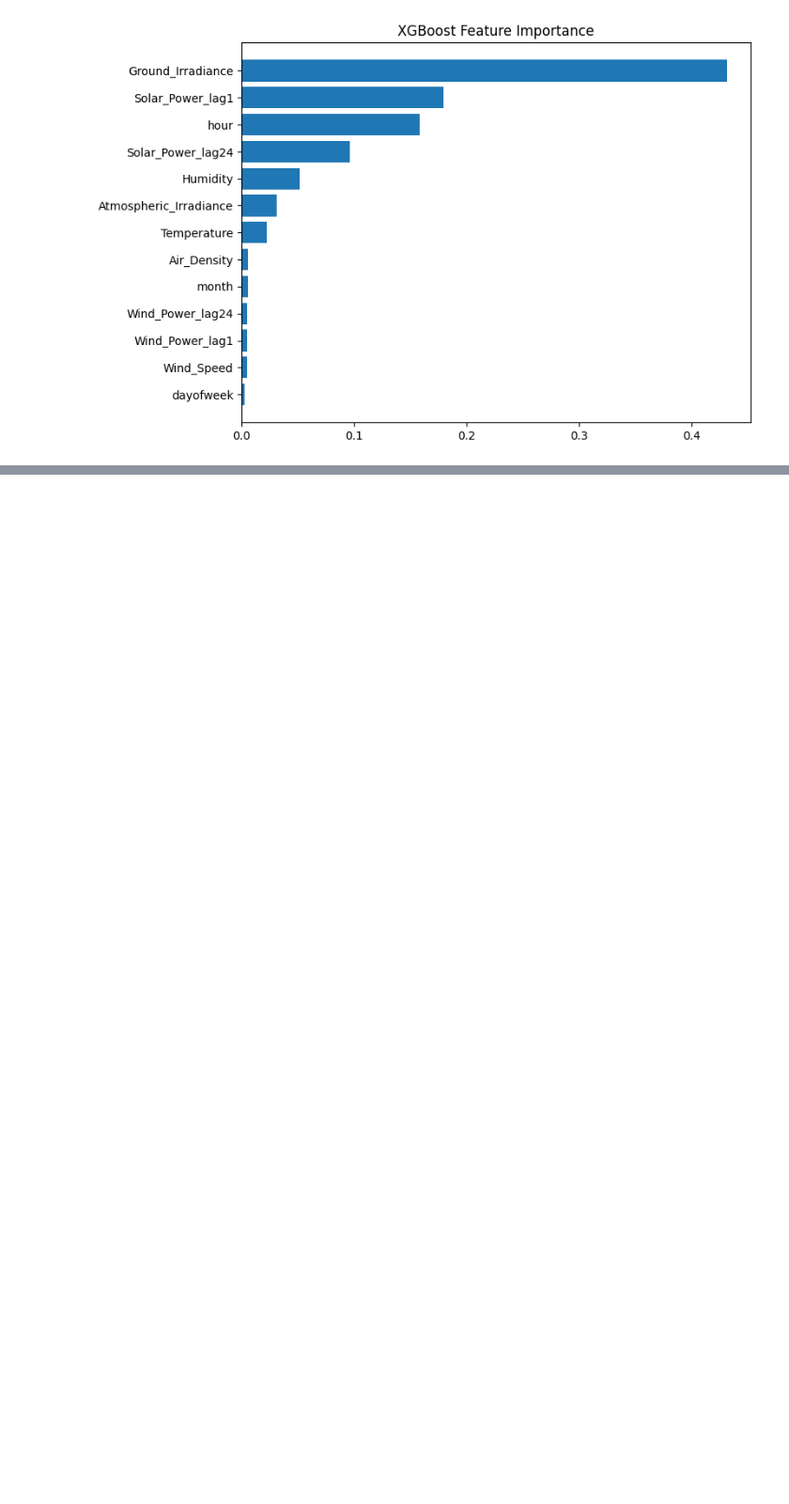
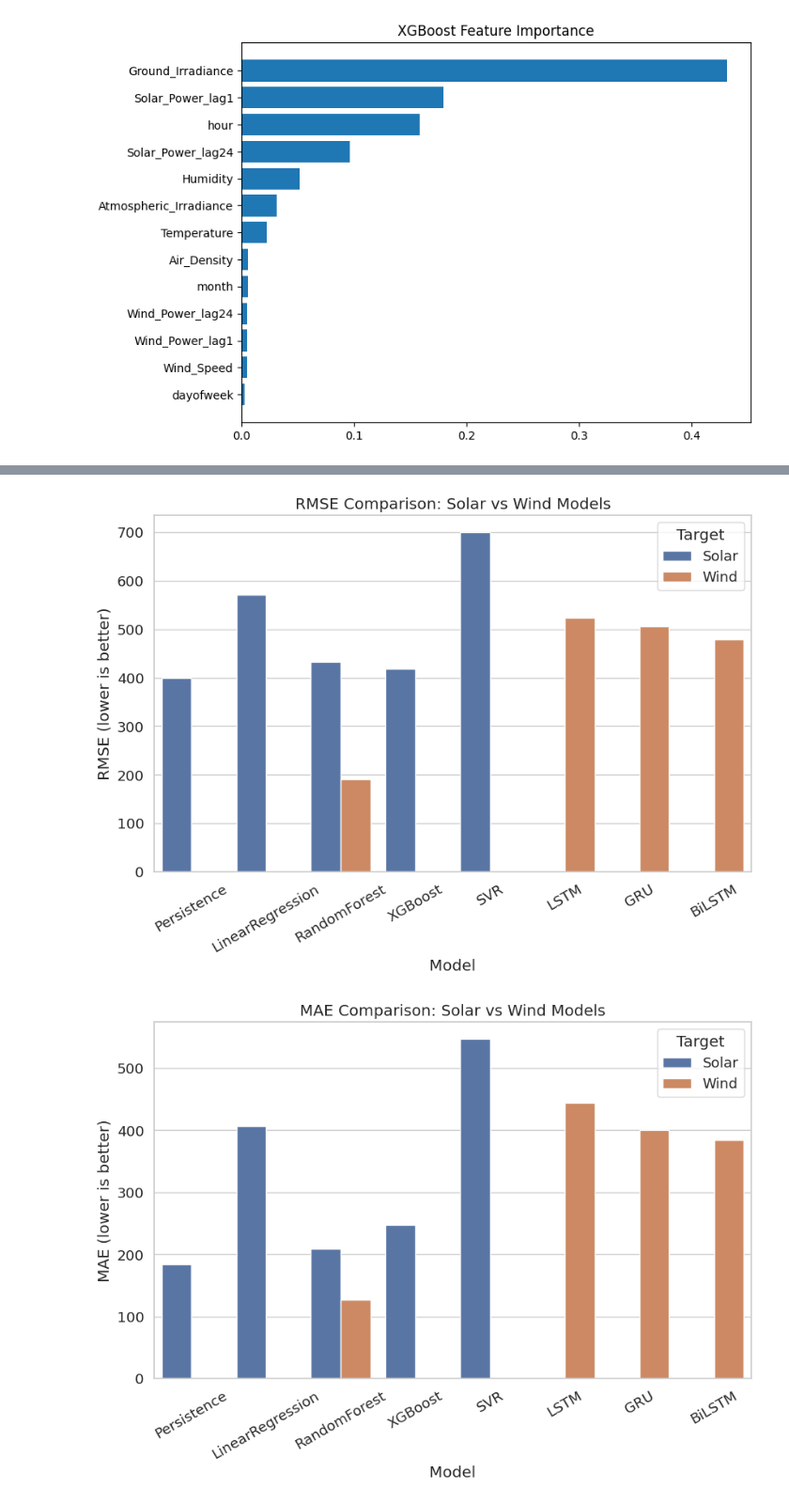
Before and after one commit to Zuhair0000/FYP-Research, a Jupyter notebook: FYP_research.ipynb, the cells around one changed output, grey strips where cells are left out. Shown at 94% size. Drawn from its saved outputs; the diff is of its cells as text; code cells hidden in the pictures; blank space fills up the shorter version.

```diff
--- a/FYP_research.ipynb
+++ b/FYP_research.ipynb
@@ -598,0 +1415,16 @@ merged_results
+# %%
+grid_xgb_w = GridSearchCV(
+    estimator=xgb_model,     # same base XGBRegressor you used before
+    param_grid=xgb_param_grid,
+    scoring="neg_root_mean_squared_error",
+    cv=3,
+    n_jobs=-1,
+    verbose=1
+)
+
+grid_xgb_w.fit(X_train, y_train_w)
+best_xgb_w = grid_xgb_w.best_estimator_
+
+y_pred_xgb_w = best_xgb_w.predict(X_test)
+xgb_scores_w = evaluate_metrics(y_test_w.values, y_pred_xgb_w)
+print("XGBoost (Wind) ->", xgb_scores_w)
@@ -598,0 +1709,51 @@ merged_results
+# %%
+import matplotlib.pyplot as plt
+import seaborn as sns
+
+# Set style
+sns.set(style="whitegrid", font_scale=1.2)
+
+# Plot RMSE comparison
+plt.figure(figsize=(10,6))
+sns.barplot(
+    data=final_results,
+    x="Model",
+    y="RMSE",
+    hue="Target"
+)
+plt.title("RMSE Comparison: Solar vs Wind Models")
+plt.ylabel("RMSE (lower is better)")
+plt.xticks(rotation=30)
+plt.legend(title="Target")
+plt.show()
+
+# Plot MAE comparison
+plt.figure(figsize=(10,6))
+sns.barplot(
+    data=final_results,
+    x="Model",
+    y="MAE",
+    hue="Target"
+)
+plt.title("MAE Comparison: Solar vs Wind Models")
+plt.ylabel("MAE (lower is better)")
+plt.xticks(rotation=30)
+plt.legend(title="Target")
+plt.show()
+
+# Plot R² comparison
+plt.figure(figsize=(10,6))
+sns.barplot(
+    data=final_results,
+    x="Model",
+    y="R2",
+    hue="Target"
+)
+plt.title("R² Comparison: Solar vs Wind Models")
+plt.ylabel("R² (higher is better)")
+plt.xticks(rotation=30)
+plt.legend(title="Target")
+plt.show()
+# %% [output]
+[figure, added]
+[figure, added]
```
Also changed, not shown: parts of 39 cells of this notebook.
